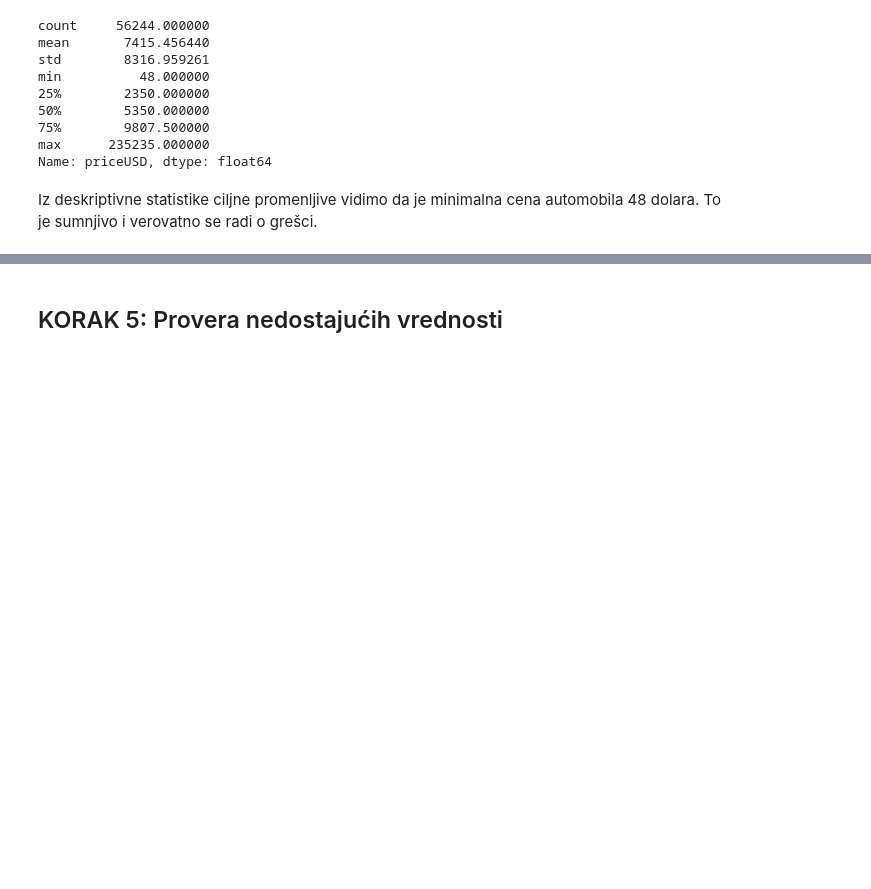
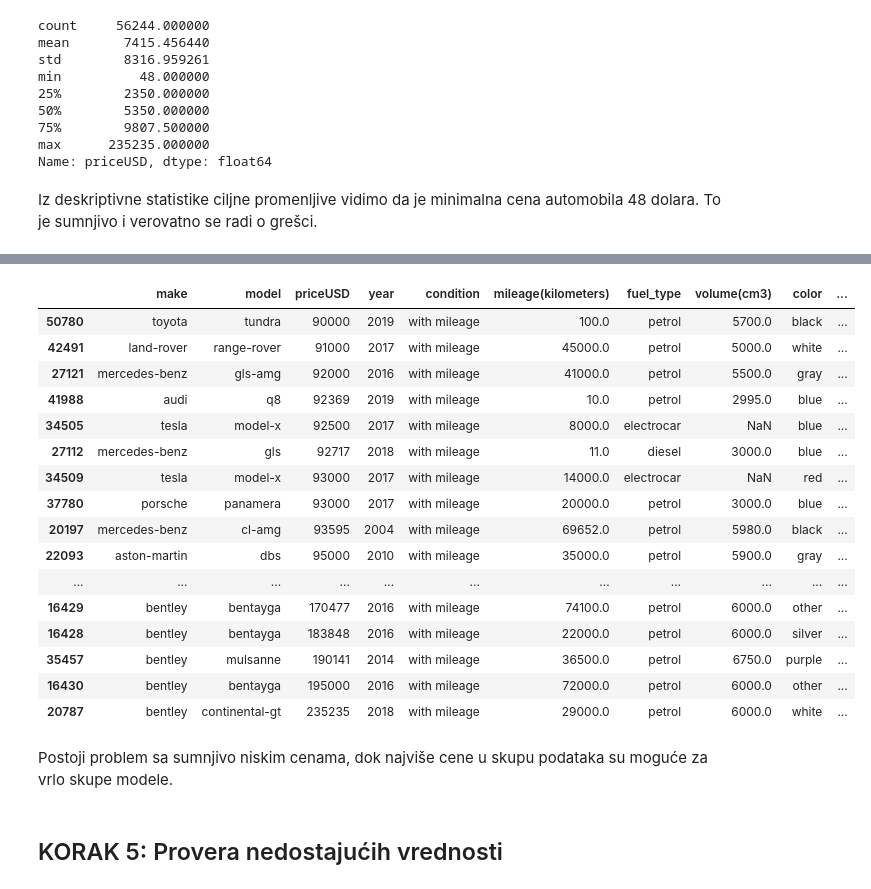
Before and after one commit to beexy86-rgb/car-price-prediction, a Jupyter notebook: notebooks/01_eda.ipynb, the cells around one changed output, grey strips where cells are left out. Cells and saved outputs as stored; diff of their text form; code cells hidden in the pictures; blank space fills up the shorter version.

```diff
--- a/notebooks/01_eda.ipynb
+++ b/notebooks/01_eda.ipynb
@@ -132,3 +152,25 @@ Iz deskriptivne statistike ciljne promenljive vidimo da je minimalna cena automo
+# %%
+df.sort_values(by="priceUSD").tail(50)
+# %% [output]
+|  | make | model | priceUSD | year | condition | mileage(kilometers) | fuel_type | volume(cm3) | color | ... |
+| 50780 | toyota | tundra | 90000 | 2019 | with mileage | 100.0 | petrol | 5700.0 | black | ... |
+| 42491 | land-rover | range-rover | 91000 | 2017 | with mileage | 45000.0 | petrol | 5000.0 | white | ... |
+| 27121 | mercedes-benz | gls-amg | 92000 | 2016 | with mileage | 41000.0 | petrol | 5500.0 | gray | ... |
+| 41988 | audi | q8 | 92369 | 2019 | with mileage | 10.0 | petrol | 2995.0 | blue | ... |
+| 34505 | tesla | model-x | 92500 | 2017 | with mileage | 8000.0 | electrocar | NaN | blue | ... |
+| 27112 | mercedes-benz | gls | 92717 | 2018 | with mileage | 11.0 | diesel | 3000.0 | blue | ... |
+| 34509 | tesla | model-x | 93000 | 2017 | with mileage | 14000.0 | electrocar | NaN | red | ... |
+| 37780 | porsche | panamera | 93000 | 2017 | with mileage | 20000.0 | petrol | 3000.0 | blue | ... |
+| 20197 | mercedes-benz | cl-amg | 93595 | 2004 | with mileage | 69652.0 | petrol | 5980.0 | black | ... |
+| 22093 | aston-martin | dbs | 95000 | 2010 | with mileage | 35000.0 | petrol | 5900.0 | gray | ... |
+| ... | ... | ... | ... | ... | ... | ... | ... | ... | ... | ... |
+| 16429 | bentley | bentayga | 170477 | 2016 | with mileage | 74100.0 | petrol | 6000.0 | other | ... |
+| 16428 | bentley | bentayga | 183848 | 2016 | with mileage | 22000.0 | petrol | 6000.0 | silver | ... |
+| 35457 | bentley | mulsanne | 190141 | 2014 | with mileage | 36500.0 | petrol | 6750.0 | purple | ... |
+| 16430 | bentley | bentayga | 195000 | 2016 | with mileage | 72000.0 | petrol | 6000.0 | other | ... |
+| 20787 | bentley | continental-gt | 235235 | 2018 | with mileage | 29000.0 | petrol | 6000.0 | white | ... |
+# %% [markdown]
+Postoji problem sa sumnjivo niskim cenama, dok najviše cene u skupu podataka su moguće za vrlo skupe modele.
 # %% [markdown]
 ## KORAK 5: Provera nedostajućih vrednosti
 # %%
```
Also changed, not shown: parts of 4 cells of this notebook, 3 other files.
